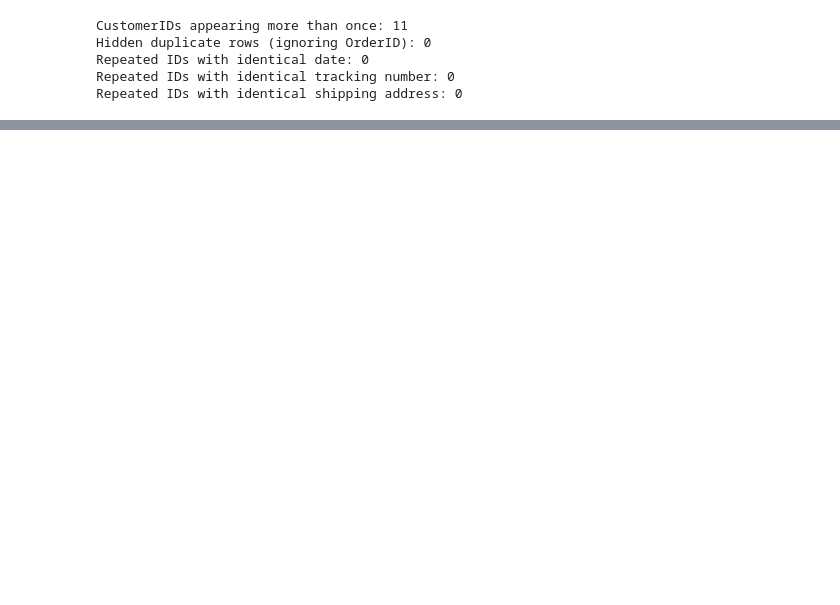
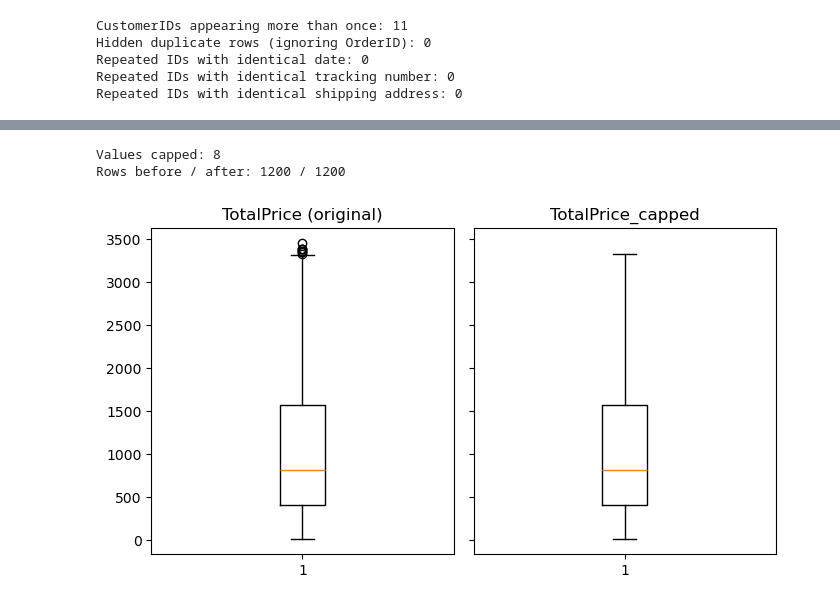
Before and after one commit to praiseemma/DecodeLabs-Internship, a Jupyter notebook: Project-1/project1_eda_feature_engineering.ipynb, the cells around one changed output, grey strips where cells are left out. Cells and saved outputs as stored; diff of their text form; code cells hidden in the pictures; blank space fills up the shorter version.

```diff
--- a/Project-1/project1_eda_feature_engineering.ipynb
+++ b/Project-1/project1_eda_feature_engineering.ipynb
@@ -85,0 +99,4 @@ Fully duplicated rows: 0
+# %%
+for c in cat_cols:
+    print(f"\n{c}")
+    print(raw_data[c].value_counts(dropna=False))
@@ -179,0 +305,14 @@ Repeated IDs with identical shipping address: 0
+# %%
+q1, q3 = df[num_cols].quantile(0.25), df[num_cols].quantile(0.75)
+iqr = q3 - q1
+lower, upper = q1 - 1.5 * iqr, q3 + 1.5 * iqr
+z = (df[num_cols] - df[num_cols].mean()) / df[num_cols].std()
+
+outlier_report = pd.DataFrame({
+    "lower_bound": lower.round(2),
+    "upper_bound": upper.round(2),
+    "iqr_outliers": ((df[num_cols] < lower) | (df[num_cols] > upper)).sum(),
+    "z_outliers (|z|>3)": (z.abs() > 3).sum(),
+    "max_abs_z": z.abs().max().round(2),
+})
+outlier_report
@@ -179,0 +344,17 @@ Repeated IDs with identical shipping address: 0
+# %%
+df["TotalPrice_capped"] = np.clip(df["TotalPrice"], lower["TotalPrice"], upper["TotalPrice"])
+
+print("Values capped:", int((df["TotalPrice"] != df["TotalPrice_capped"]).sum()))
+print("Rows before / after:", len(raw_data), "/", len(df))
+
+fig, ax = plt.subplots(1, 2, figsize=(7, 4), sharey=True)
+ax[0].boxplot(df["TotalPrice"])
+ax[0].set_title("TotalPrice (original)")
+ax[1].boxplot(df["TotalPrice_capped"])
+ax[1].set_title("TotalPrice_capped")
+plt.tight_layout()
+plt.show()
+# %% [output]
+Values capped: 8
+Rows before / after: 1200 / 1200
+[figure, added]
```
Also changed, not shown: parts of 51 cells of this notebook, 6 other files.
